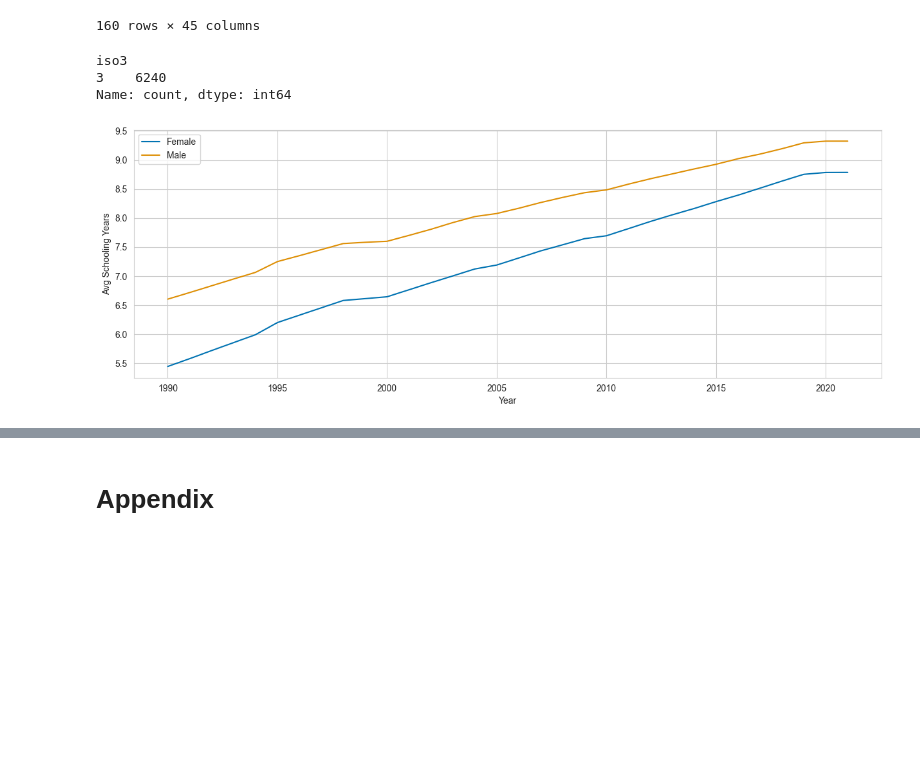
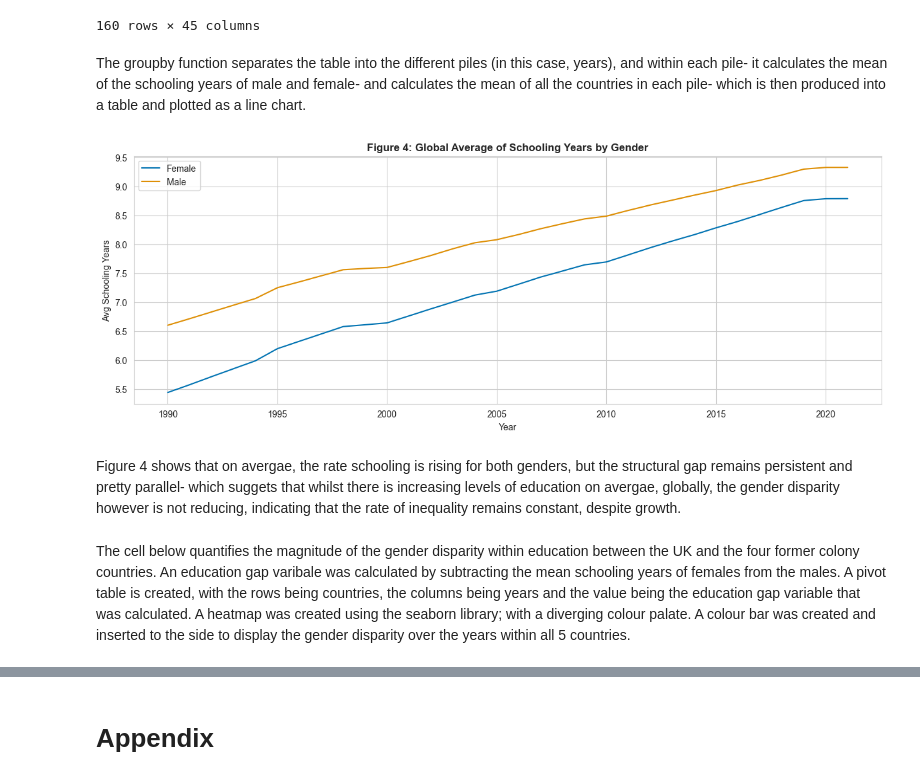
Before and after one commit to Karthaveerya-Kadiyala/MN5813_individual_final_project, a Jupyter notebook: 2601139_MN5813_Individual_Project.ipynb, the cells around one changed output, grey strips where cells are left out. Cells and saved outputs as stored; diff of their text form; code cells hidden in the pictures; blank space fills up the shorter version.

```diff
--- a/2601139_MN5813_Individual_Project.ipynb
+++ b/2601139_MN5813_Individual_Project.ipynb
@@ -937,29 +885,30 @@ hdi_filtered
-# %%
-hdim["iso3"].str.len().value_counts()
-# %% [output]
-iso3
-3    6240
-Name: count, dtype: int64
+# %% [markdown]
+The groupby function separates the table into the different piles (in this case, years), and within each pile- it calculates the mean of the schooling years of male and female- and calculates the mean of all the countries in each pile- which is then produced into a table and plotted as a line chart.
 # %%
 hdim_agg = hdim.groupby("year").agg(
     {
         "mys_f": "mean",
         "mys_m": "mean",
     }
 )
 
 plt.figure(figsize=(15, 5))
 plt.plot(hdim_agg.index, hdim_agg["mys_f"], label="Female")
 plt.plot(hdim_agg.index, hdim_agg["mys_m"], label="Male")
 
 plt.xlabel("Year")
 plt.ylabel("Avg Schooling Years")
-plt.title("")  # TODO
+plt.title("Figure 4: Global Average of Schooling Years by Gender", fontweight="bold")
 
 plt.legend()
+plt.savefig("Figure 4: Global Average of Schooling Years by Gender.png", dpi=300)
 plt.show()
 # %% [output]
-[figure, old version]
+[figure, new version]
+# %% [markdown]
+Figure 4 shows that on avergae, the rate schooling is rising for both genders, but the structural gap remains persistent and pretty parallel- which suggets that whilst there is increasing levels of education on avergae, globally, the gender disparity however is not reducing, indicating that the rate of inequality remains constant, despite growth.
+# %% [markdown]
+The cell below quantifies the magnitude of the gender disparity within education between the UK and the four former colony countries. An education gap varibale was calculated by subtracting the mean schooling years of females from the males. A pivot table is created, with the rows being countries, the columns being years and the value being the education gap variable that was calculated. A heatmap was created using the seaborn library; with a diverging colour palate. A colour bar was created and inserted to the side to display the gender disparity over the years within all 5 countries.
 # %%
 hdi_filtered["education_gap"] = hdi_filtered["mys_m"] - hdi_filtered["mys_f"]
 
```
Also changed, not shown: parts of 84 cells of this notebook, 7 other files.
